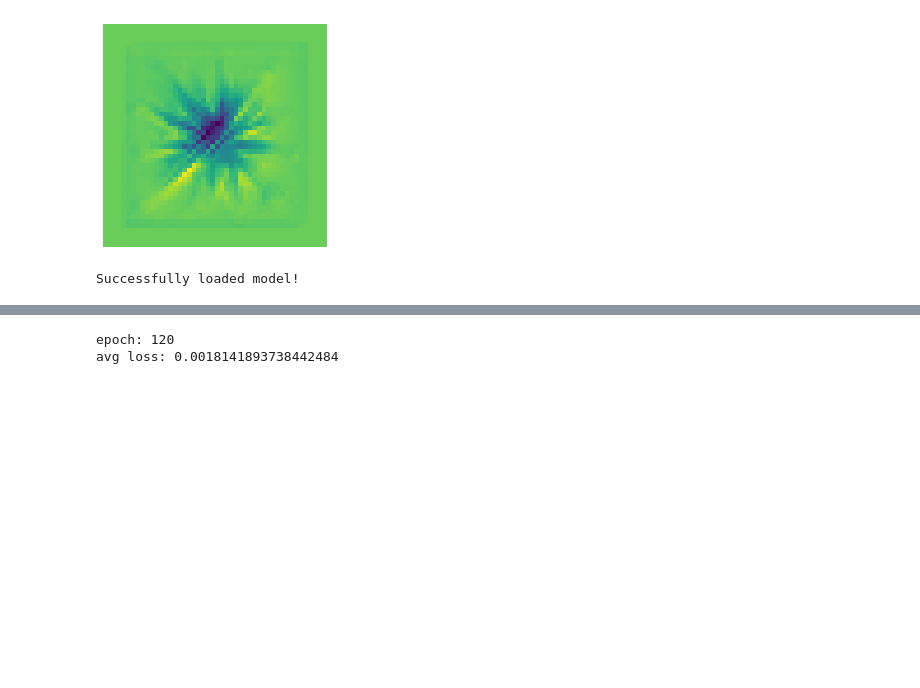
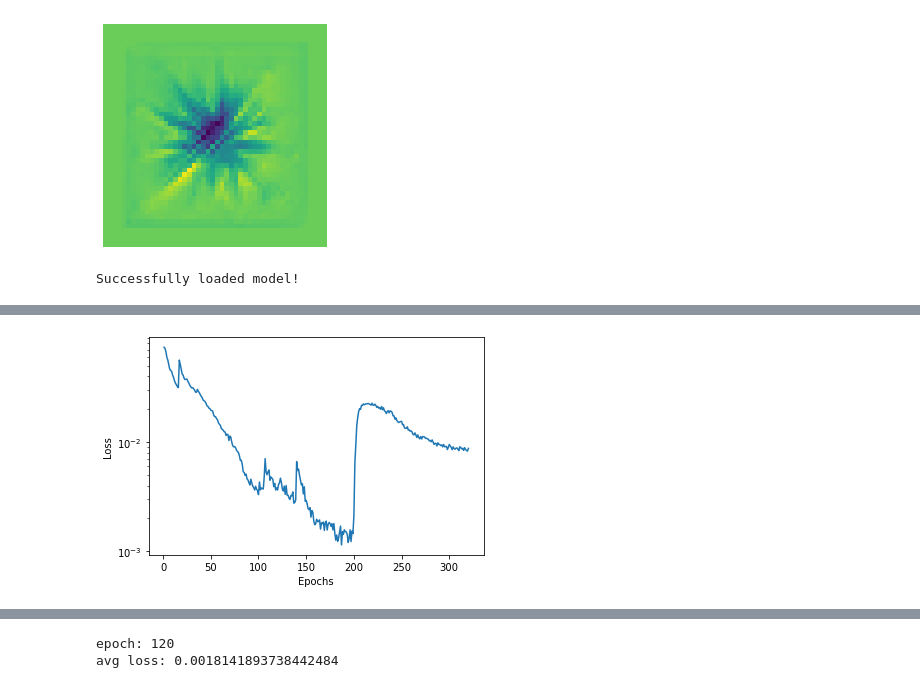
Before and after one commit to LetteraUnica/neural_cellular_automata, a Jupyter notebook: pytorch_ca/perturbation_CA.ipynb, the cells around one changed output, grey strips where cells are left out. Saved outputs shown, nothing was run; the diff lists cells and outputs as text; code cells hidden in the pictures; blank space fills up the shorter version.

Commit message:
Trained fw_regen_near_fw_grow.pt

```diff
--- a/pytorch_ca/perturbation_CA.ipynb
+++ b/pytorch_ca/perturbation_CA.ipynb
@@ -89,0 +92,15 @@ Successfully loaded model!
+# %%
+new_CA = NeuralCA(device=device)
+new_CA.load(folder + "firework_growing.pt")
+
+# Train the model
+for param in growing.parameters():
+    param.requires_grad = False
+
+wandb.init(mode="disabled")
+optimizer = torch.optim.Adam(new_CA.parameters(), lr=1e-3)
+criterion = NCADistance(growing, new_CA, pad(target, TARGET_PADDING), l=0.03)
+scheduler = torch.optim.lr_scheduler.MultiStepLR(optimizer, milestones=[40,80], gamma=0.3)
+
+new_CA.train_CA(optimizer, criterion, pool, n_epochs=120, skip_update=2,
+               scheduler=scheduler, kind="regenerating", skip_damage=2, batch_size=10)
@@ -89,0 +110,4 @@ Successfully loaded model!
+# %%
+new_CA.plot_losses()
+# %% [output]
+[figure, added]
```
Also changed, not shown: parts of 7 cells of this notebook, 11 other files.
